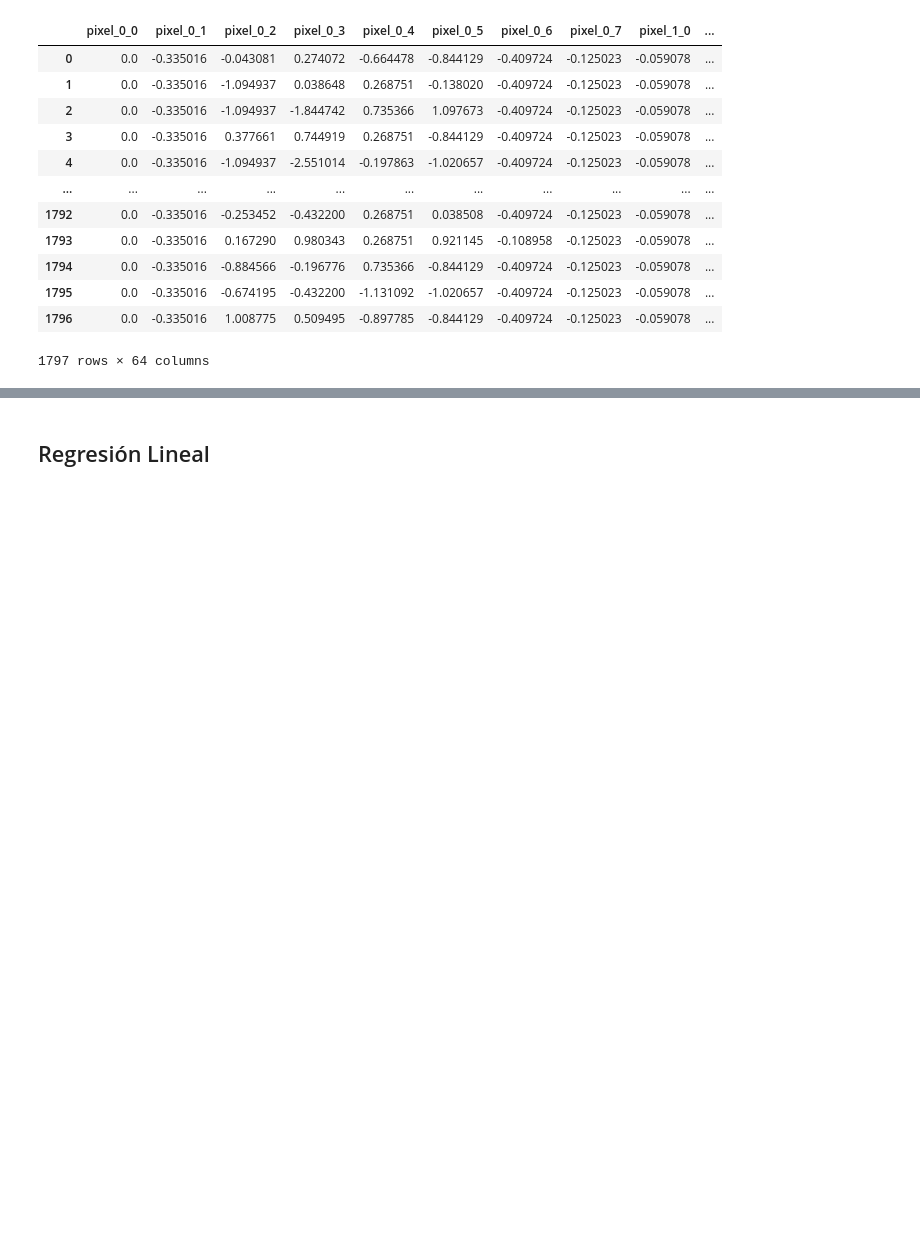
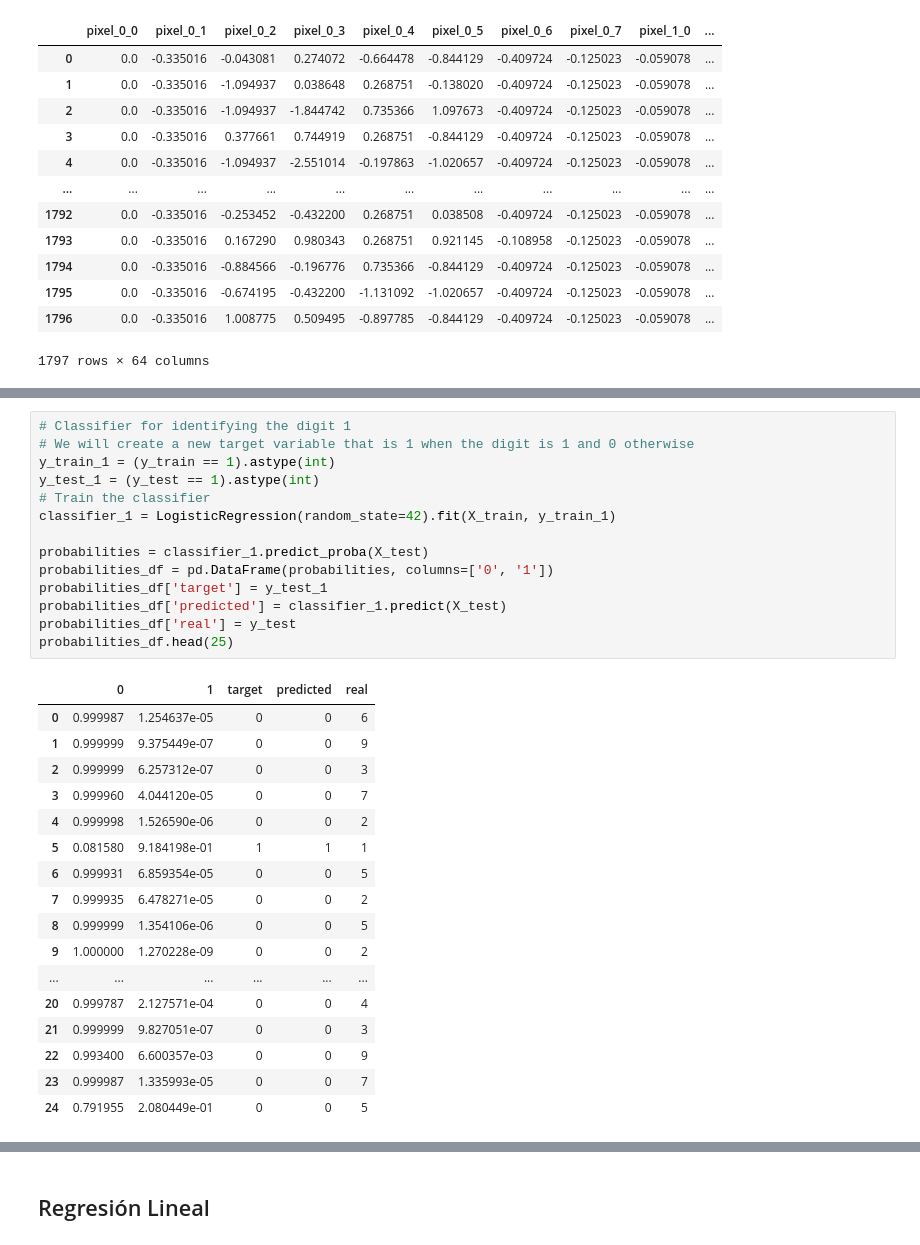
Before and after one commit to MonicaCabanas23/Clasificacion-y-Regresion-Lineal, a Jupyter notebook: Clasificacion_y_Regresion_Lineal.ipynb, the cells around one changed output, grey strips where cells are left out. Cells and saved outputs as stored; diff of their text form; blank space fills up the shorter version.

```diff
--- a/Clasificacion_y_Regresion_Lineal.ipynb
+++ b/Clasificacion_y_Regresion_Lineal.ipynb
@@ -112,0 +154,32 @@ clf = LogisticRegression(random_state=0).fit(standarized_digits, digits.target)
+# %%
+# Classifier for identifying the digit 1
+# We will create a new target variable that is 1 when the digit is 1 and 0 otherwise
+y_train_1 = (y_train == 1).astype(int)
+y_test_1 = (y_test == 1).astype(int)
+# Train the classifier
+classifier_1 = LogisticRegression(random_state=42).fit(X_train, y_train_1)
+
+probabilities = classifier_1.predict_proba(X_test)
+probabilities_df = pd.DataFrame(probabilities, columns=['0', '1'])
+probabilities_df['target'] = y_test_1
+probabilities_df['predicted'] = classifier_1.predict(X_test)
+probabilities_df['real'] = y_test
+probabilities_df.head(25)
+# %% [output]
+|  | 0 | 1 | target | predicted | real |
+| 0 | 0.999987 | 1.254637e-05 | 0 | 0 | 6 |
+| 1 | 0.999999 | 9.375449e-07 | 0 | 0 | 9 |
+| 2 | 0.999999 | 6.257312e-07 | 0 | 0 | 3 |
+| 3 | 0.999960 | 4.044120e-05 | 0 | 0 | 7 |
+| 4 | 0.999998 | 1.526590e-06 | 0 | 0 | 2 |
+| 5 | 0.081580 | 9.184198e-01 | 1 | 1 | 1 |
+| 6 | 0.999931 | 6.859354e-05 | 0 | 0 | 5 |
+| 7 | 0.999935 | 6.478271e-05 | 0 | 0 | 2 |
+| 8 | 0.999999 | 1.354106e-06 | 0 | 0 | 5 |
+| 9 | 1.000000 | 1.270228e-09 | 0 | 0 | 2 |
+| ... | ... | ... | ... | ... | ... |
+| 20 | 0.999787 | 2.127571e-04 | 0 | 0 | 4 |
+| 21 | 0.999999 | 9.827051e-07 | 0 | 0 | 3 |
+| 22 | 0.993400 | 6.600357e-03 | 0 | 0 | 9 |
+| 23 | 0.999987 | 1.335993e-05 | 0 | 0 | 7 |
+| 24 | 0.791955 | 2.080449e-01 | 0 | 0 | 5 |
```
Also changed, not shown: parts of 14 cells of this notebook.
